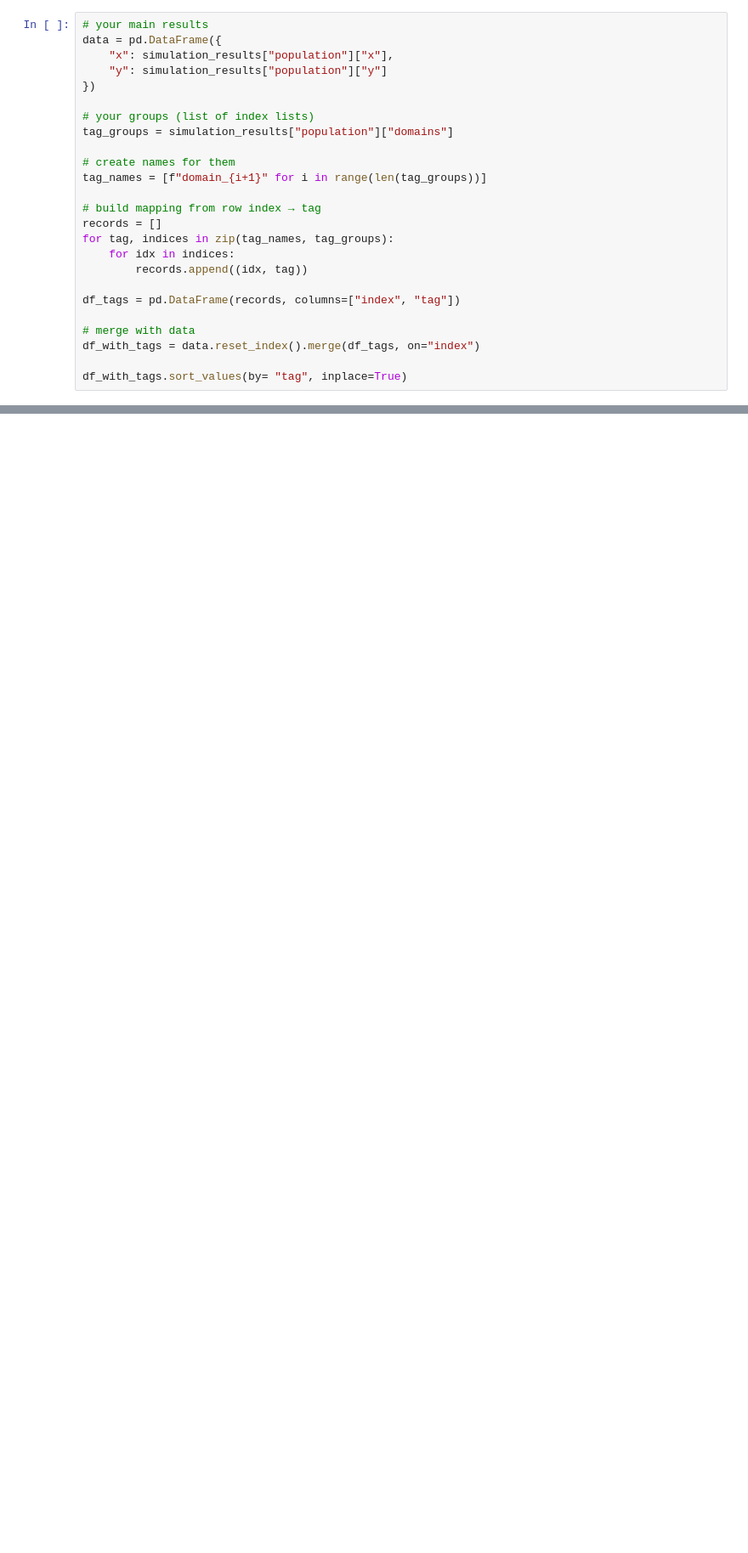
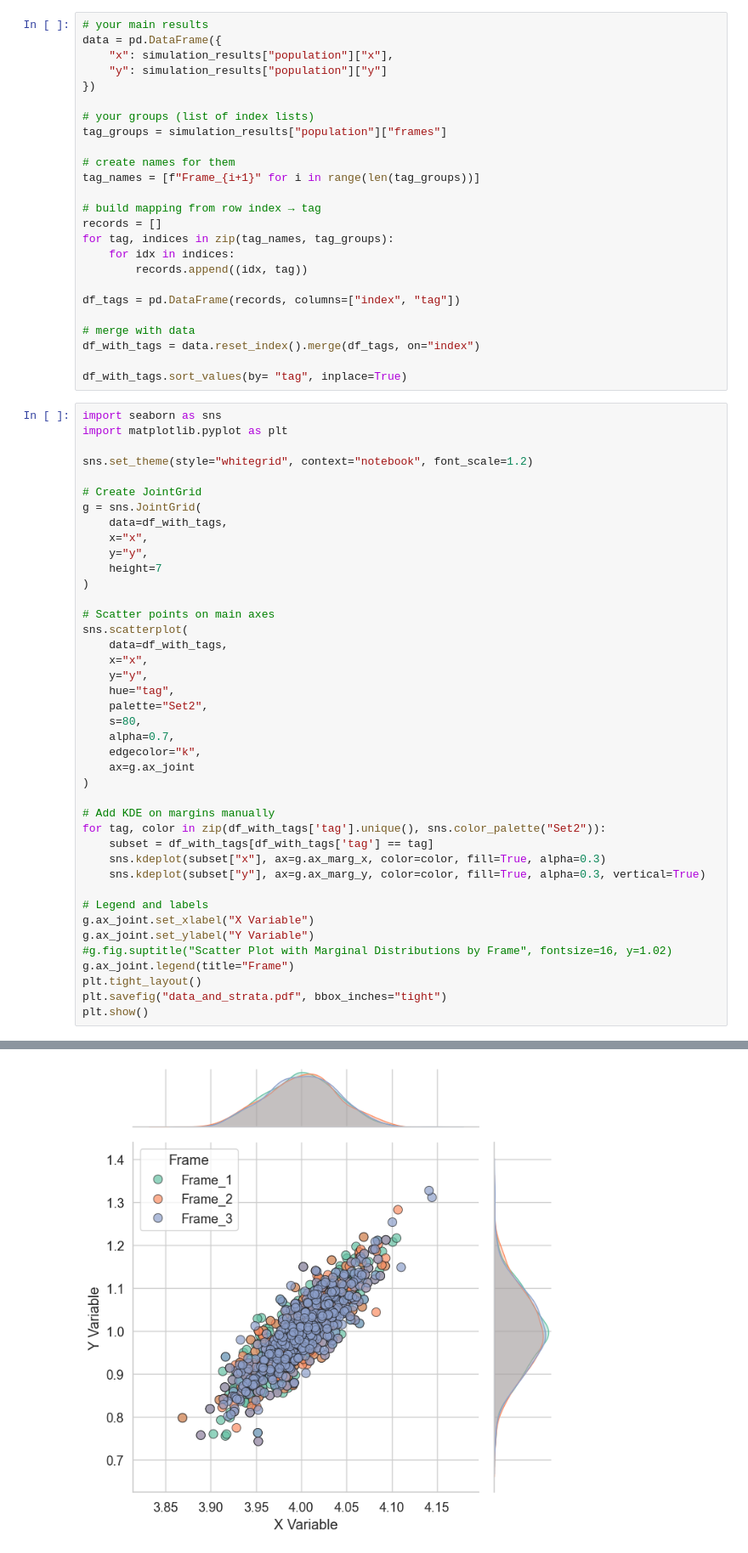
Before and after one commit to glancia93/-Population-Detection-and-Sampling-in-Liguria, a Jupyter notebook: Simulation/Data_Visualization.ipynb, the cells around one changed output, grey strips where cells are left out. Shown at 85% size. Drawn from its saved outputs; the diff is of its cells as text; blank space fills up the shorter version.

```diff
--- a/Simulation/Data_Visualization.ipynb
+++ b/Simulation/Data_Visualization.ipynb
@@ -23,10 +18,10 @@ data = pd.DataFrame({
 })
 
 # your groups (list of index lists)
-tag_groups = simulation_results["population"]["domains"]
+tag_groups = simulation_results["population"]["frames"]
 
 # create names for them
-tag_names = [f"domain_{i+1}" for i in range(len(tag_groups))]
+tag_names = [f"Frame_{i+1}" for i in range(len(tag_groups))]
 
 # build mapping from row index → tag
 records = []
@@ -40,3 +35,45 @@ df_tags = pd.DataFrame(records, columns=["index", "tag"])
 df_with_tags = data.reset_index().merge(df_tags, on="index")
 
 df_with_tags.sort_values(by= "tag", inplace=True)
+# %%
+import seaborn as sns
+import matplotlib.pyplot as plt
+
+sns.set_theme(style="whitegrid", context="notebook", font_scale=1.2)
+
+# Create JointGrid
+g = sns.JointGrid(
+    data=df_with_tags,
+    x="x",
+    y="y",
+    height=7
+)
+
+# Scatter points on main axes
+sns.scatterplot(
+    data=df_with_tags,
+    x="x",
+    y="y",
+    hue="tag",
+    palette="Set2",
+    s=80,
+    alpha=0.7,
+    edgecolor="k",
+    ax=g.ax_joint
+)
+
+# Add KDE on margins manually
+for tag, color in zip(df_with_tags['tag'].unique(), sns.color_palette("Set2")):
+    subset = df_with_tags[df_with_tags['tag'] == tag]
+    sns.kdeplot(subset["x"], ax=g.ax_marg_x, color=color, fill=True, alpha=0.3)
+    sns.kdeplot(subset["y"], ax=g.ax_marg_y, color=color, fill=True, alpha=0.3, vertical=True)
+
+# Legend and labels
+g.ax_joint.set_xlabel("X Variable")
+g.ax_joint.set_ylabel("Y Variable")
+#g.fig.suptitle("Scatter Plot with Marginal Distributions by Frame", fontsize=16, y=1.02)
+g.ax_joint.legend(title="Frame")
+plt.tight_layout()
+plt.savefig("data_and_strata.pdf", bbox_inches="tight")
+plt.show()
+# %% [output]
@@ -43,3 +94,4 @@ df_with_tags.sort_values(by= "tag", inplace=True)
+[figure, added]
 # %%
 #Global style settings
 sns.set_theme(style="whitegrid", font_scale=1.4)  # larger font
```
Also changed, not shown: parts of 3 cells of this notebook, 30 other files.
